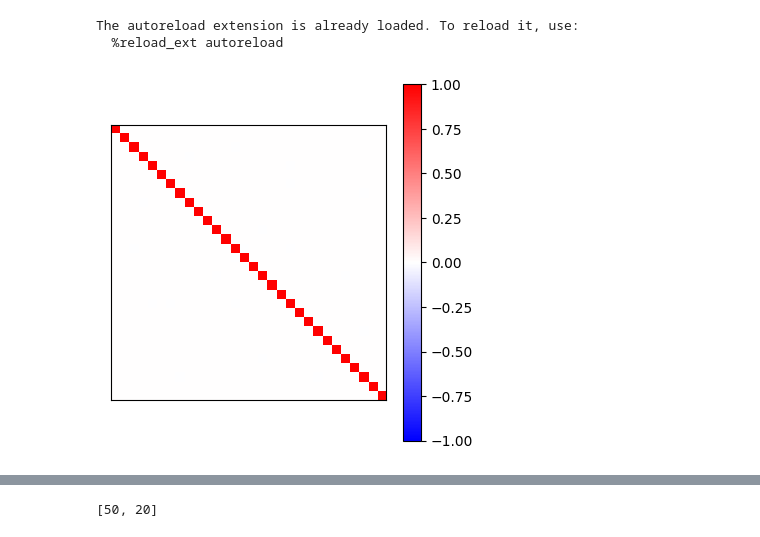
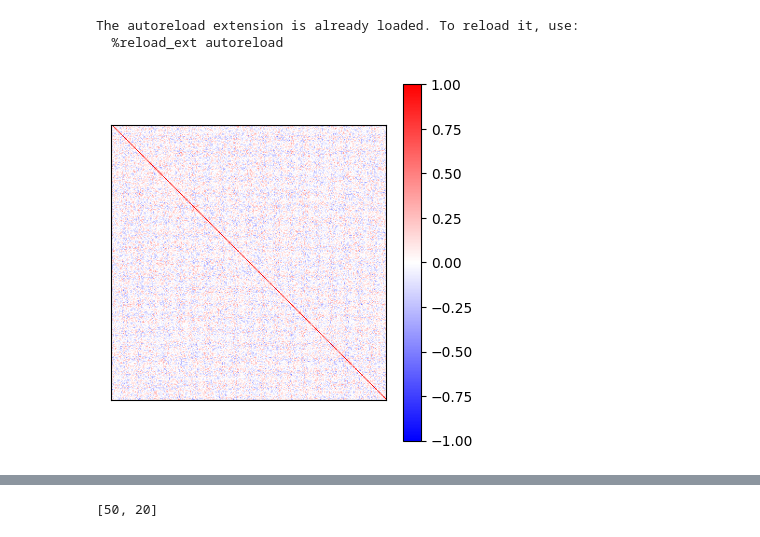
Before and after one commit to msh2481/LanguageTransfer, a Jupyter notebook: dictionary_learning.ipynb, the cells around one changed output, grey strips where cells are left out. Drawn from its saved outputs; the diff is of its cells as text; code cells hidden in the pictures.

```diff
--- a/dictionary_learning.ipynb
+++ b/dictionary_learning.ipynb
@@ -21,34 +21,34 @@ The autoreload extension is already loaded. To reload it, use:
 # %%
 seed_everything(42)
 
 n_samples = 10**4
-d_sparse = 30
-d_dense = 30
+d_sparse = 50
+d_dense = 256
 
 dense, sparse, directions = toy_problem(
     n_samples=n_samples,
     d_sparse=d_sparse,
     d_dense=d_dense,
-    ortho=True,
-    freq_decay=0.9,
+    ortho=False,
+    freq_decay=0.95,
     nonzero_rate=2.0,
 )
 assert_type(directions, Float[TT, "d_sparse d_dense"])
 
 
 dir_cos: Float[TT, "d_sparse d_sparse"] = F.cosine_similarity(
     directions[:, None], directions[None, :], dim=-1
 )
 assert dir_cos[3, 5] == F.cosine_similarity(directions[3], directions[5], dim=-1)
 plt.figure(figsize=(4, 4))
 plt.imshow(dir_cos, vmin=-1, vmax=1, cmap="bwr")
 plt.colorbar()
 plt.xticks([])
 plt.yticks([])
 plt.tight_layout()
 plt.show()
 # %% [output]
-[figure, old version]
+[figure, new version]
 # %%
 from sparse_autoencoders import SparseAutoEncoder, fit_sae, max_cosine_similarity
 
```
Also changed, not shown: parts of 1 cell of this notebook, 2 other files.
